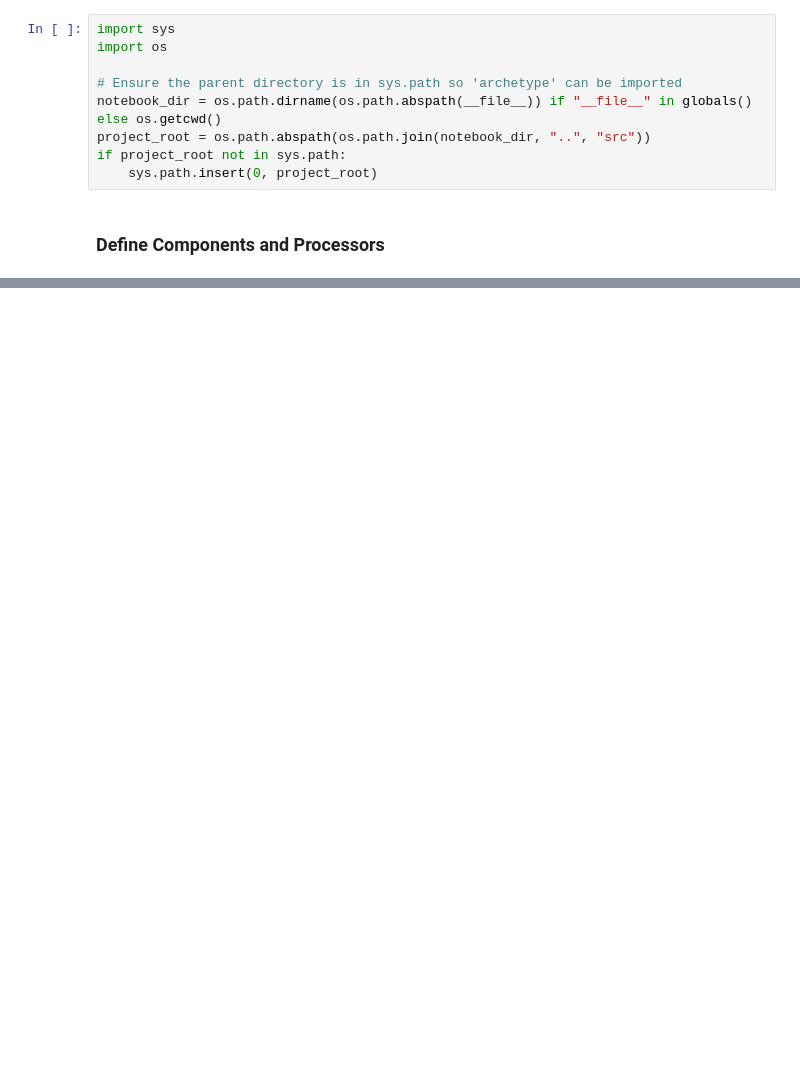
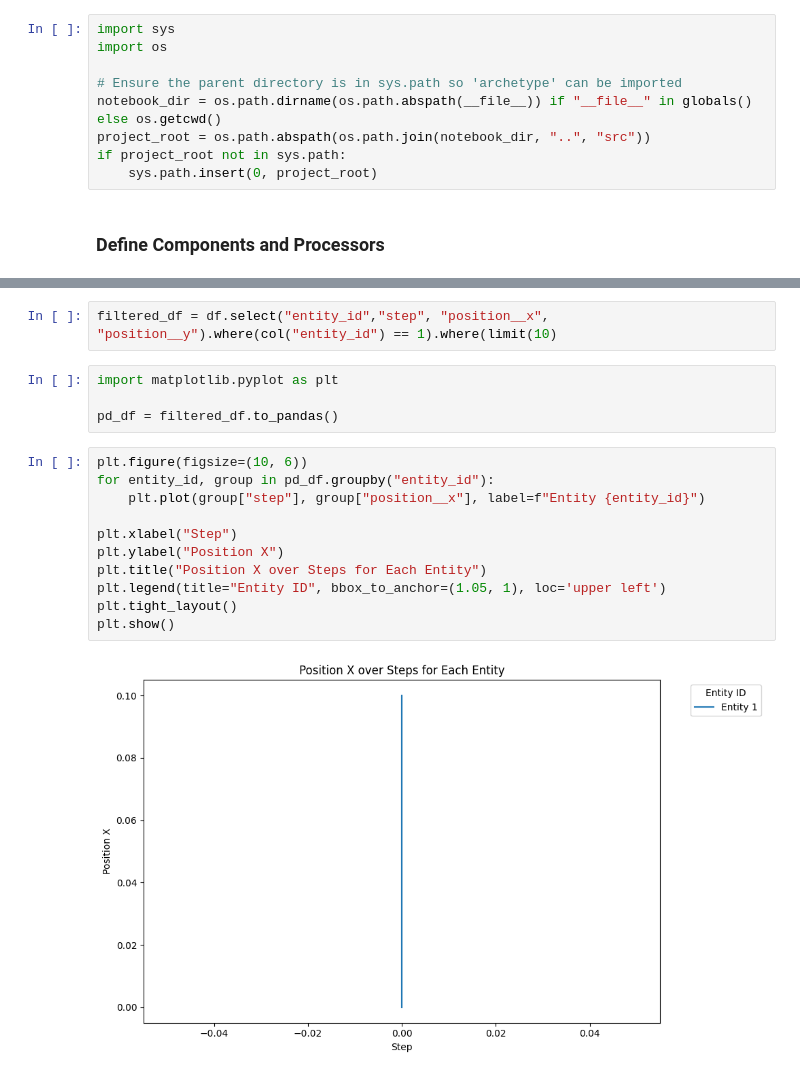
Before and after one commit to VangelisTech/archetype, a Jupyter notebook: examples/querying_simulation_history.ipynb, the cells around one changed output, grey strips where cells are left out. Saved outputs shown, nothing was run; the diff lists cells and outputs as text; blank space fills up the shorter version.

```diff
--- a/examples/querying_simulation_history.ipynb
+++ b/examples/querying_simulation_history.ipynb
@@ -24,0 +65,19 @@ df.show()
+# %%
+filtered_df = df.select("entity_id","step", "position__x", "position__y").where(col("entity_id") == 1).where(limit(10)
+# %%
+import matplotlib.pyplot as plt
+
+pd_df = filtered_df.to_pandas()
+# %%
+plt.figure(figsize=(10, 6))
+for entity_id, group in pd_df.groupby("entity_id"):
+    plt.plot(group["step"], group["position__x"], label=f"Entity {entity_id}")
+
+plt.xlabel("Step")
+plt.ylabel("Position X")
+plt.title("Position X over Steps for Each Entity")
+plt.legend(title="Entity ID", bbox_to_anchor=(1.05, 1), loc='upper left')
+plt.tight_layout()
+plt.show()
+# %% [output]
+[figure, added]
```
Also changed, not shown: parts of 4 cells of this notebook, 15 other files.
